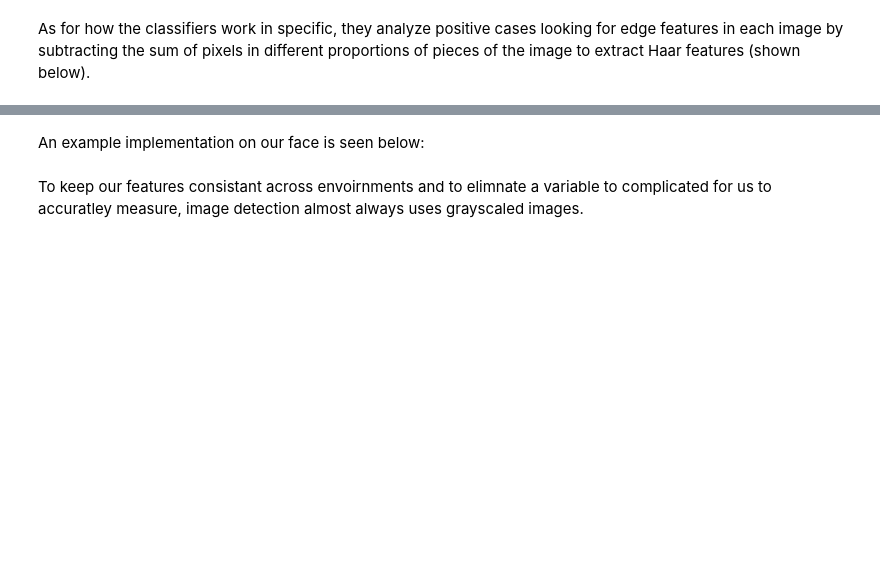
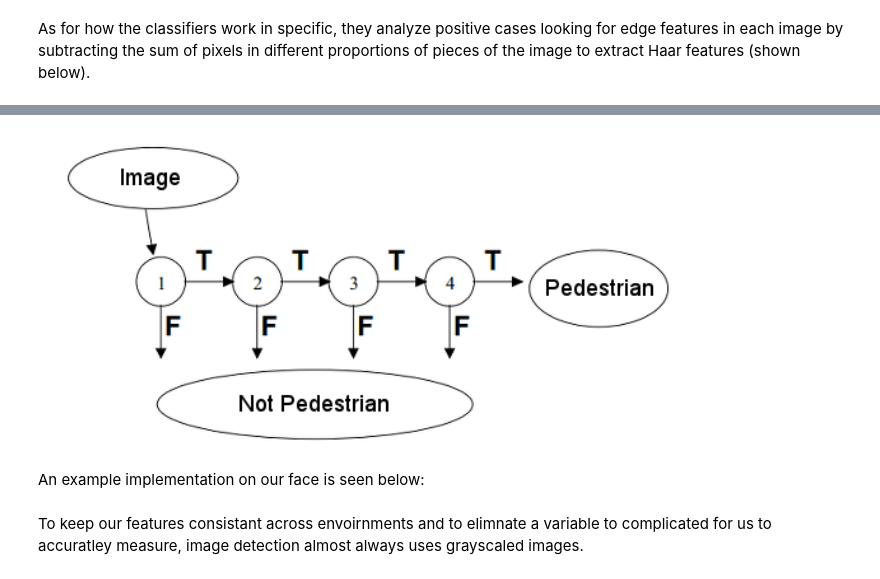
Before and after one commit to Samuel-Andrews/module_8_lectures, a Jupyter notebook: Lesson_Draft.ipynb, the cells around one changed output, grey strips where cells are left out. Saved outputs shown, nothing was run; the diff lists cells and outputs as text; code cells hidden in the pictures; blank space fills up the shorter version.

```diff
--- a/Lesson_Draft.ipynb
+++ b/Lesson_Draft.ipynb
@@ -36,2 +47,6 @@ Now, when a new image is fed to this classifier, it is run through the first gro
+# %%
+Image('Cascaded_Classifier.PNG')
+# %% [output]
+[figure, added]
 # %% [markdown]
 An example implementation on our face is seen below:
```
Also changed, not shown: parts of 50 cells of this notebook, 14 other files.
